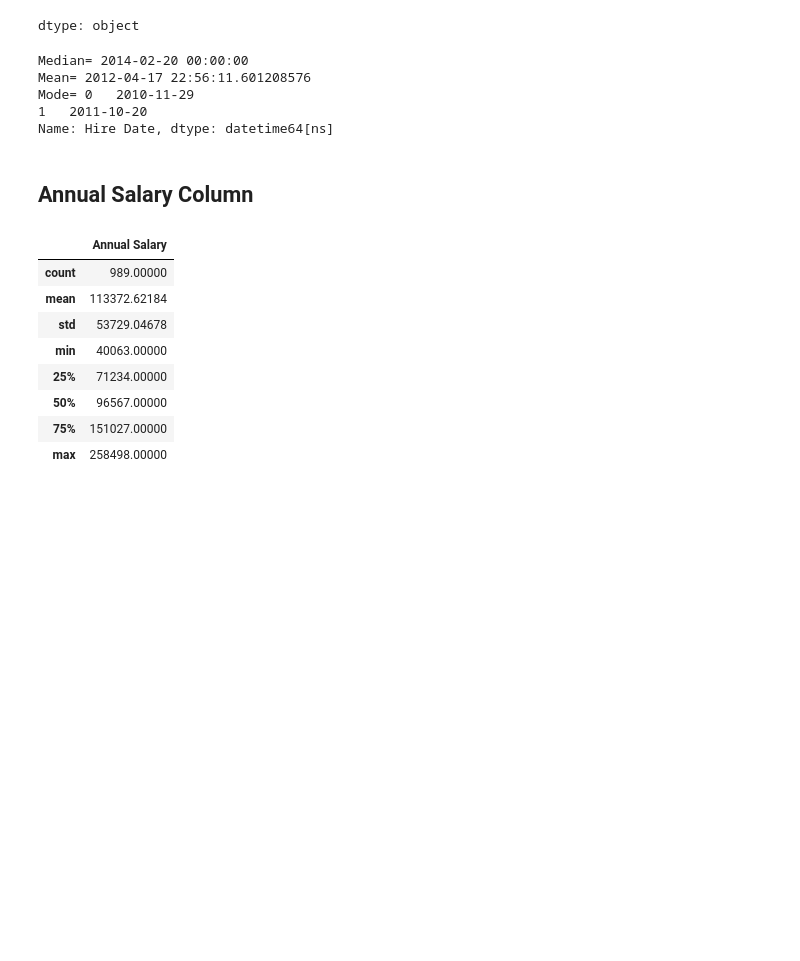
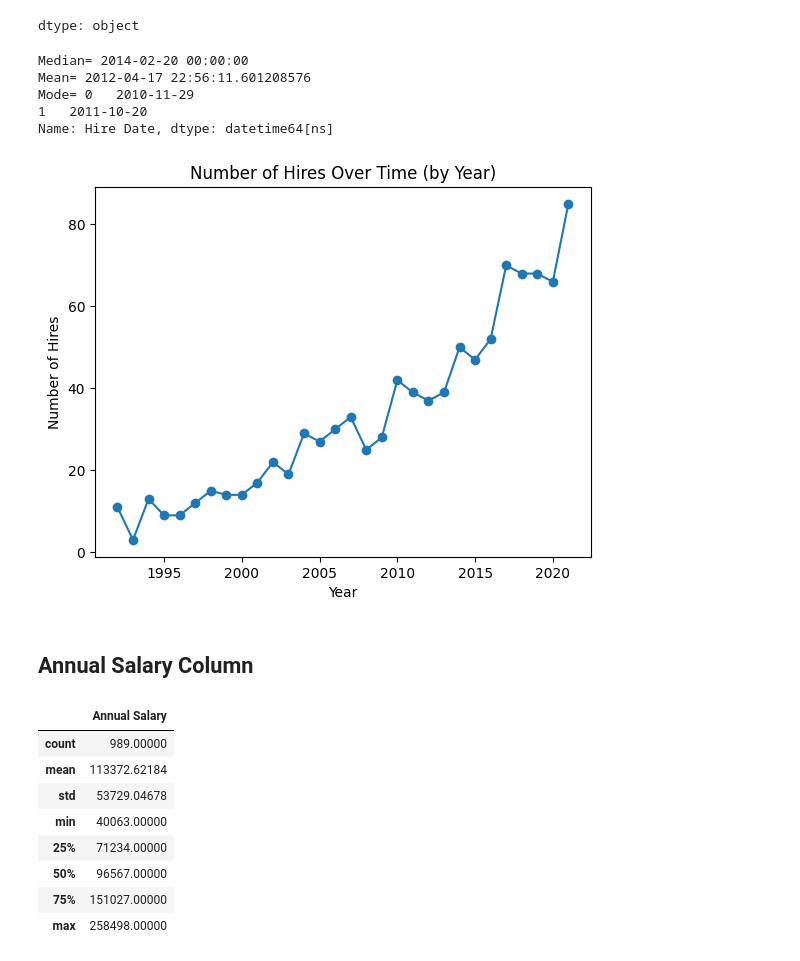
Before and after one commit to JanaBasha/Employee-Dataset, a Jupyter notebook: Employee_Dataset_Jana_Basha.ipynb, the cells around one changed output. Saved outputs shown, nothing was run; the diff lists cells and outputs as text; code cells hidden in the pictures; blank space fills up the shorter version.

```diff
--- a/Employee_Dataset_Jana_Basha.ipynb
+++ b/Employee_Dataset_Jana_Basha.ipynb
@@ -419,6 +419,15 @@ Mean= 2012-04-17 22:56:11.601208576
 Mode= 0   2010-11-29
 1   2011-10-20
 Name: Hire Date, dtype: datetime64[ns]
+# %%
+hire=df.groupby(df['Hire Date']).size()
+hire.plot(kind="line", marker='o')
+plt.title('Number of Hires Over Time (by Year)')
+plt.xlabel('Year')
+plt.ylabel('Number of Hires')
+plt.show()
+# %% [output]
+[figure, added]
 # %% [markdown]
 ## Annual Salary Column
 # %%
```
Also changed, not shown: parts of 19 cells of this notebook.
